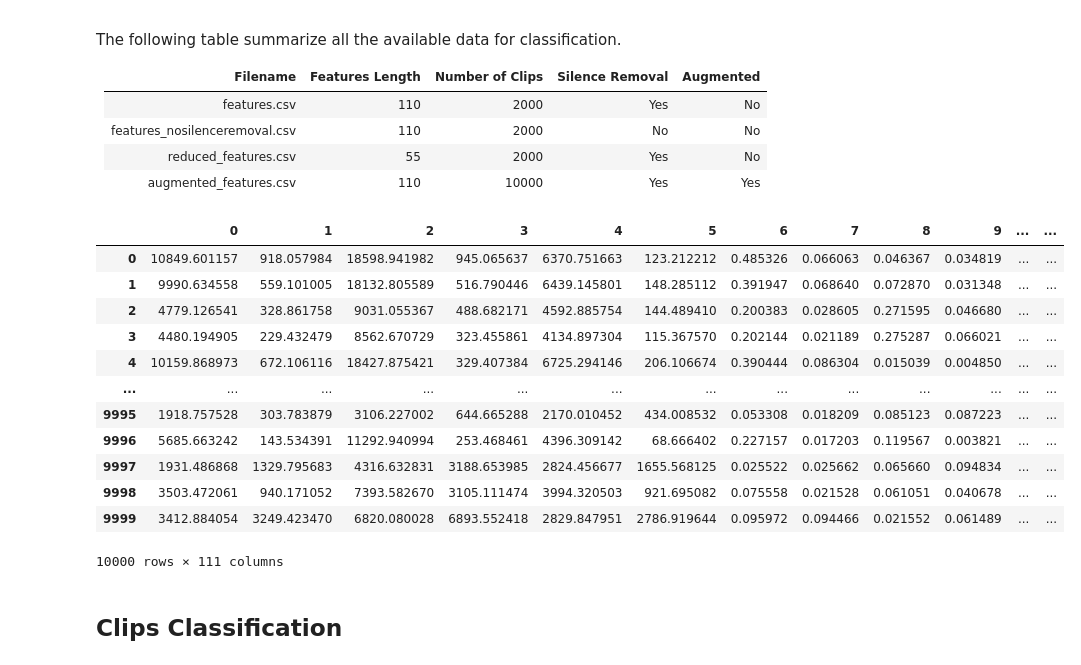
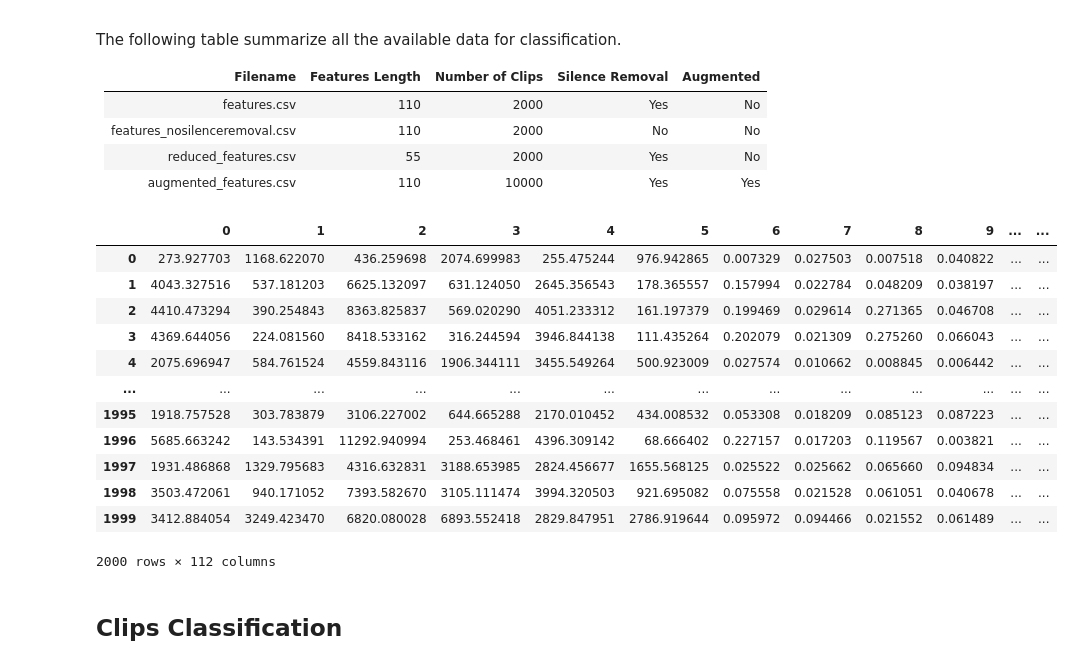
Before and after one commit to MattiaPujatti/Environmental-Sound-Classification, a Jupyter notebook: Features_Classification.ipynb, the cells around one changed output. Cells and saved outputs as stored; diff of their text form; code cells hidden in the pictures.

```diff
--- a/Features_Classification.ipynb
+++ b/Features_Classification.ipynb
@@ -84,25 +92,25 @@ The following table summarize all the available data for classification.
 | augmented_features.csv | 110 | 10000 | Yes | Yes |
 # %%
 # Let's load the datasets
-features = pd.read_csv("features.csv", index_col=0)
-features_nosilenceremoval = pd.read_csv("features_nosilenceremoval.csv", index_col=0)
-reduced_features = pd.read_csv("reduced_features.csv", index_col=0)
-augmented_features = pd.read_csv("augmented_features.csv", index_col=0)
-augmented_features
+features = pd.read_csv(os.getcwd() + '/features_datasets/features.csv', index_col=0)
+features_nosilenceremoval = pd.read_csv(os.getcwd() + '/features_datasets/features_nosilenceremoval.csv', index_col=0)
+reduced_features = pd.read_csv(os.getcwd() + '/features_datasets/reduced_features.csv', index_col=0)
+augmented_features = pd.read_csv(os.getcwd() + '/features_datasets/augmented_features.csv', index_col=0)
+features
 # %% [output]
 |  | 0 | 1 | 2 | 3 | 4 | 5 | 6 | 7 | 8 | 9 | ... | ... |
-| 0 | 10849.601157 | 918.057984 | 18598.941982 | 945.065637 | 6370.751663 | 123.212212 | 0.485326 | 0.066063 | 0.046367 | 0.034819 | ... | ... |
-| 1 | 9990.634558 | 559.101005 | 18132.805589 | 516.790446 | 6439.145801 | 148.285112 | 0.391947 | 0.068640 | 0.072870 | 0.031348 | ... | ... |
-| 2 | 4779.126541 | 328.861758 | 9031.055367 | 488.682171 | 4592.885754 | 144.489410 | 0.200383 | 0.028605 | 0.271595 | 0.046680 | ... | ... |
-| 3 | 4480.194905 | 229.432479 | 8562.670729 | 323.455861 | 4134.897304 | 115.367570 | 0.202144 | 0.021189 | 0.275287 | 0.066021 | ... | ... |
-| 4 | 10159.868973 | 672.106116 | 18427.875421 | 329.407384 | 6725.294146 | 206.106674 | 0.390444 | 0.086304 | 0.015039 | 0.004850 | ... | ... |
+| 0 | 273.927703 | 1168.622070 | 436.259698 | 2074.699983 | 255.475244 | 976.942865 | 0.007329 | 0.027503 | 0.007518 | 0.040822 | ... | ... |
+| 1 | 4043.327516 | 537.181203 | 6625.132097 | 631.124050 | 2645.356543 | 178.365557 | 0.157994 | 0.022784 | 0.048209 | 0.038197 | ... | ... |
+| 2 | 4410.473294 | 390.254843 | 8363.825837 | 569.020290 | 4051.233312 | 161.197379 | 0.199469 | 0.029614 | 0.271365 | 0.046708 | ... | ... |
+| 3 | 4369.644056 | 224.081560 | 8418.533162 | 316.244594 | 3946.844138 | 111.435264 | 0.202079 | 0.021309 | 0.275260 | 0.066043 | ... | ... |
+| 4 | 2075.696947 | 584.761524 | 4559.843116 | 1906.344111 | 3455.549264 | 500.923009 | 0.027574 | 0.010662 | 0.008845 | 0.006442 | ... | ... |
 | ... | ... | ... | ... | ... | ... | ... | ... | ... | ... | ... | ... | ... |
-| 9995 | 1918.757528 | 303.783879 | 3106.227002 | 644.665288 | 2170.010452 | 434.008532 | 0.053308 | 0.018209 | 0.085123 | 0.087223 | ... | ... |
-| 9996 | 5685.663242 | 143.534391 | 11292.940994 | 253.468461 | 4396.309142 | 68.666402 | 0.227157 | 0.017203 | 0.119567 | 0.003821 | ... | ... |
-| 9997 | 1931.486868 | 1329.795683 | 4316.632831 | 3188.653985 | 2824.456677 | 1655.568125 | 0.025522 | 0.025662 | 0.065660 | 0.094834 | ... | ... |
-| 9998 | 3503.472061 | 940.171052 | 7393.582670 | 3105.111474 | 3994.320503 | 921.695082 | 0.075558 | 0.021528 | 0.061051 | 0.040678 | ... | ... |
-| 9999 | 3412.884054 | 3249.423470 | 6820.080028 | 6893.552418 | 2829.847951 | 2786.919644 | 0.095972 | 0.094466 | 0.021552 | 0.061489 | ... | ... |
+| 1995 | 1918.757528 | 303.783879 | 3106.227002 | 644.665288 | 2170.010452 | 434.008532 | 0.053308 | 0.018209 | 0.085123 | 0.087223 | ... | ... |
+| 1996 | 5685.663242 | 143.534391 | 11292.940994 | 253.468461 | 4396.309142 | 68.666402 | 0.227157 | 0.017203 | 0.119567 | 0.003821 | ... | ... |
+| 1997 | 1931.486868 | 1329.795683 | 4316.632831 | 3188.653985 | 2824.456677 | 1655.568125 | 0.025522 | 0.025662 | 0.065660 | 0.094834 | ... | ... |
+| 1998 | 3503.472061 | 940.171052 | 7393.582670 | 3105.111474 | 3994.320503 | 921.695082 | 0.075558 | 0.021528 | 0.061051 | 0.040678 | ... | ... |
+| 1999 | 3412.884054 | 3249.423470 | 6820.080028 | 6893.552418 | 2829.847951 | 2786.919644 | 0.095972 | 0.094466 | 0.021552 | 0.061489 | ... | ... |
-10000 rows × 111 columns
+2000 rows × 112 columns
 # %% [markdown]
 ## Clips Classification
 # %% [markdown]
```
Also changed, not shown: parts of 80 cells of this notebook, 6 other files.
